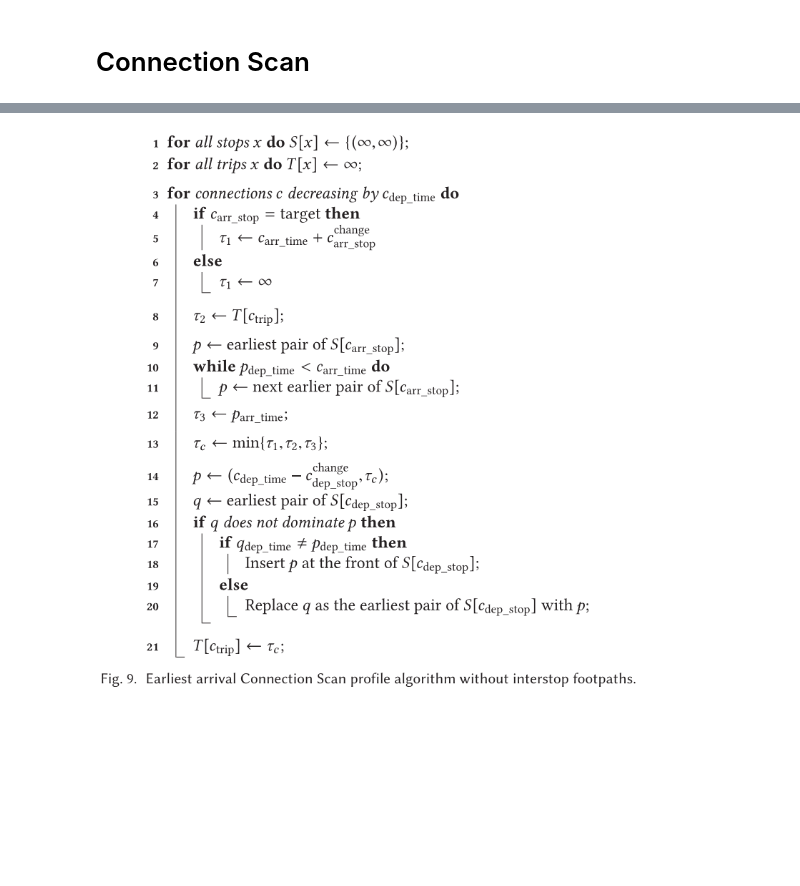
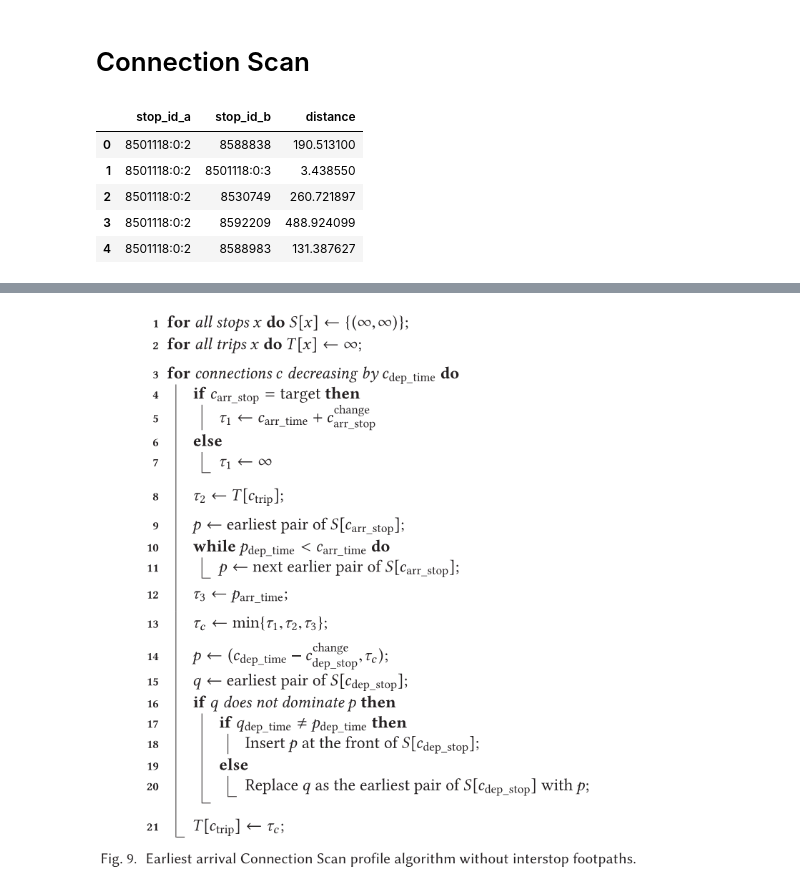
Before and after one commit to kaedejohnson/largescaleds_epfl_com490, a Jupyter notebook: project.ipynb, the cells around one changed output, grey strips where cells are left out. Saved outputs shown, nothing was run; the diff lists cells and outputs as text; code cells hidden in the pictures; blank space fills up the shorter version.

```diff
--- a/project.ipynb
+++ b/project.ipynb
@@ -35,3 +35,14 @@ timetable.head()
 | 4502 | 8504003:0:1 | 8504010:0:2 | 5160.0 | 5280.0 | 21.TA.91-3N-Y-j24-1.139.R | 1_21.TA.91-3N-Y-j24-1.139.R |
 # %% [markdown]
 # Connection Scan
+# %%
+data_path = 'data/'
+footpaths = pd.read_pickle(data_path+"footpaths.pkl")
+footpaths.head()
+# %% [output]
+|  | stop_id_a | stop_id_b | distance |
+| 0 | 8501118:0:2 | 8588838 | 190.513100 |
+| 1 | 8501118:0:2 | 8501118:0:3 | 3.438550 |
+| 2 | 8501118:0:2 | 8530749 | 260.721897 |
+| 3 | 8501118:0:2 | 8592209 | 488.924099 |
+| 4 | 8501118:0:2 | 8588983 | 131.387627 |
```
Also changed, not shown: parts of 8 cells of this notebook.
